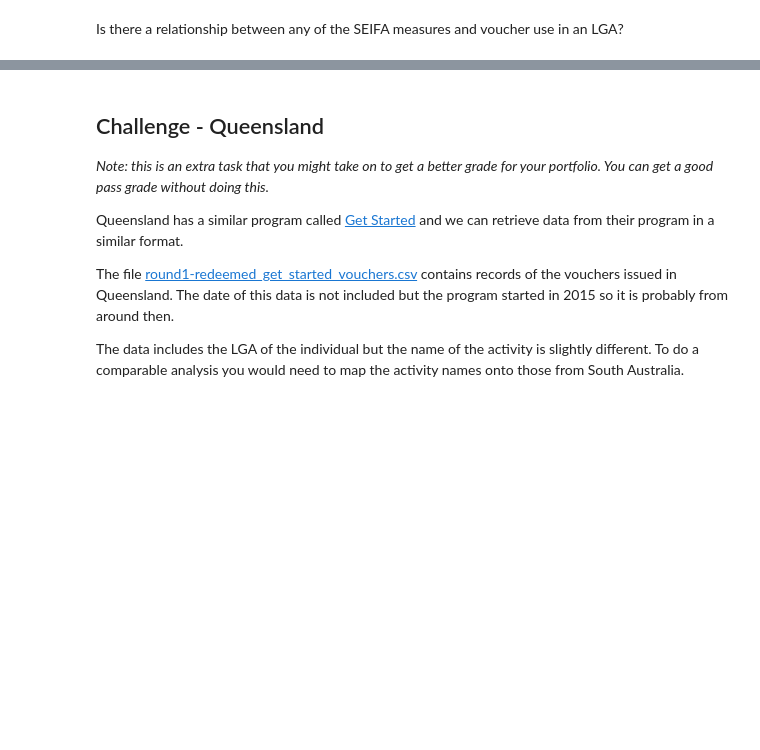
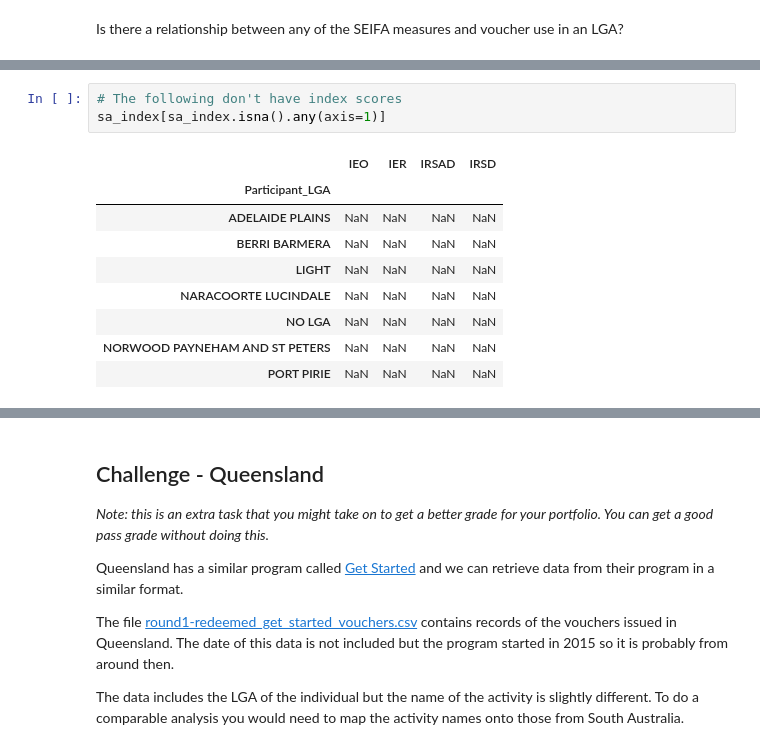
Before and after one commit to walthersy/DataScience-Portfolio, a Jupyter notebook: Portfolio 2.ipynb, the cells around one changed output, grey strips where cells are left out. Saved outputs shown, nothing was run; the diff lists cells and outputs as text; blank space fills up the shorter version.

```diff
--- a/Portfolio 2.ipynb
+++ b/Portfolio 2.ipynb
@@ -156,0 +199,13 @@ Is there a relationship between any of the SEIFA measures and voucher use in an
+# %%
+# The following don't have index scores
+sa_index[sa_index.isna().any(axis=1)]
+# %% [output]
+|  | IEO | IER | IRSAD | IRSD |
+| Participant_LGA |  |  |  |  |
+| ADELAIDE PLAINS | NaN | NaN | NaN | NaN |
+| BERRI BARMERA | NaN | NaN | NaN | NaN |
+| LIGHT | NaN | NaN | NaN | NaN |
+| NARACOORTE LUCINDALE | NaN | NaN | NaN | NaN |
+| NO LGA | NaN | NaN | NaN | NaN |
+| NORWOOD PAYNEHAM AND ST PETERS | NaN | NaN | NaN | NaN |
+| PORT PIRIE | NaN | NaN | NaN | NaN |
```
Also changed, not shown: parts of 10 cells of this notebook.
